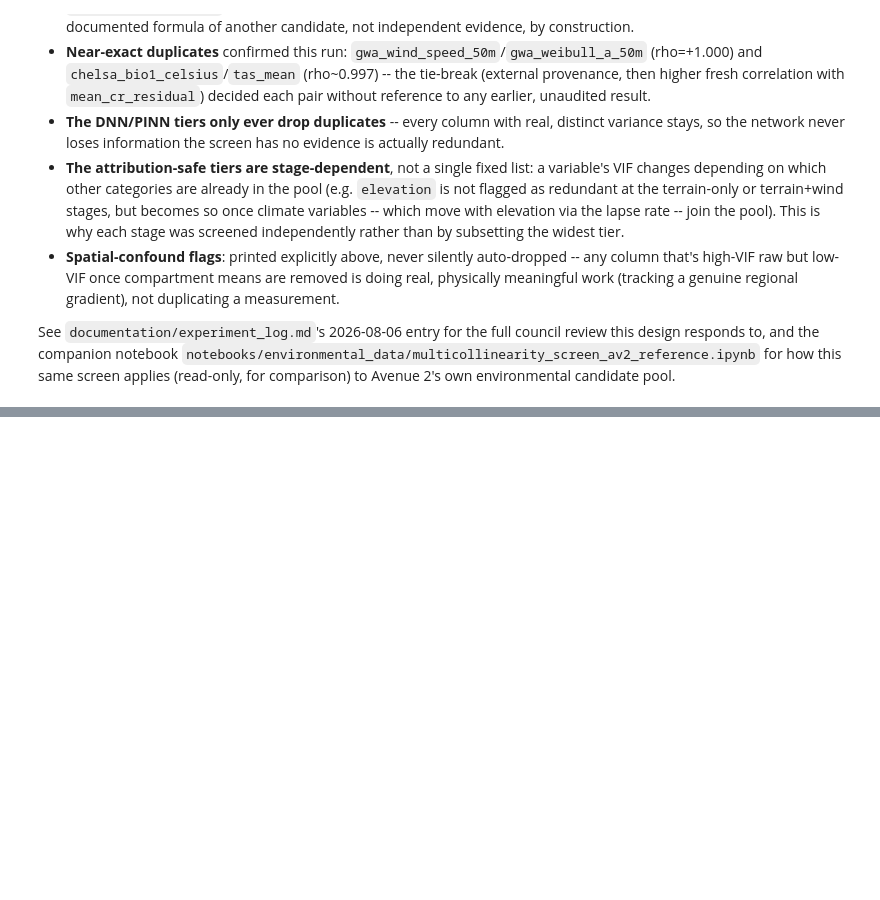
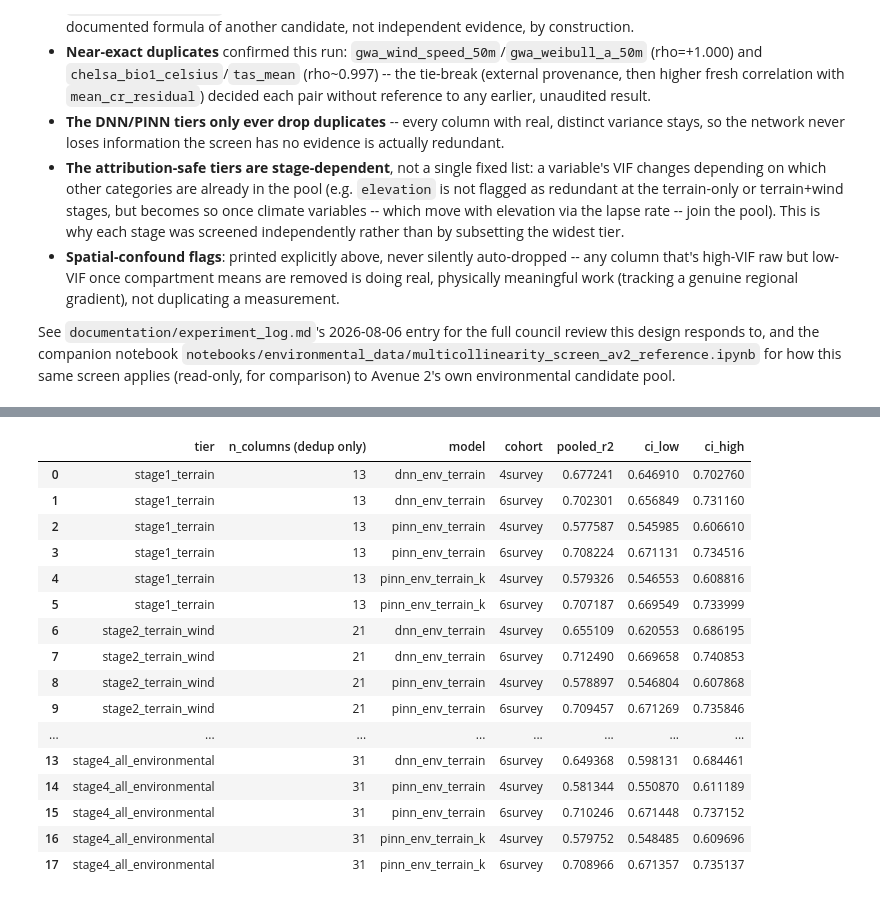
Before and after one commit to shreeyagorasia/forest_diss, a Jupyter notebook: notebooks/environmental_data/multicollinearity_screen_av1.ipynb, the cells around one changed output, grey strips where cells are left out. Cells and saved outputs as stored; diff of their text form; code cells hidden in the pictures; blank space fills up the shorter version.

```diff
--- a/notebooks/environmental_data/multicollinearity_screen_av1.ipynb
+++ b/notebooks/environmental_data/multicollinearity_screen_av1.ipynb
@@ -422,0 +434,50 @@ screen applies (read-only, for comparison) to Avenue 2's own environmental candi
+# %%
+import json
+
+E6_TIERS = ["stage1_terrain", "stage2_terrain_wind", "stage4_all_environmental"]
+E6_MODELS = ["dnn_env_terrain", "pinn_env_terrain", "pinn_env_terrain_k"]
+E6_COHORTS = ["4survey", "6survey"]
+
+e6_rows = []
+for tier in E6_TIERS:
+    for model in E6_MODELS:
+        for cohort in E6_COHORTS:
+            summary_path = (
+                project_root / "outputs" / "spatial_block_kfold"
+                / f"{tier}_{model}" / cohort / "kfold_summary.json"
+            )
+            if not summary_path.exists():
+                print(f"MISSING: {summary_path}")
+                continue
+            with open(summary_path) as f:
+                summary = json.load(f)
+            e6_rows.append({
+                "tier": tier,
+                "n_columns (dedup only)": len(DNN_PINN_TIERS[tier]),
+                "model": model,
+                "cohort": cohort,
+                "pooled_r2": summary["pooled_r2"],
+                "ci_low": summary["pooled_r2_ci_low"],
+                "ci_high": summary["pooled_r2_ci_high"],
+            })
+
+e6_results_df = pd.DataFrame(e6_rows)
+e6_results_df
+# %% [output]
+|  | tier | n_columns (dedup only) | model | cohort | pooled_r2 | ci_low | ci_high |
+| 0 | stage1_terrain | 13 | dnn_env_terrain | 4survey | 0.677241 | 0.646910 | 0.702760 |
+| 1 | stage1_terrain | 13 | dnn_env_terrain | 6survey | 0.702301 | 0.656849 | 0.731160 |
+| 2 | stage1_terrain | 13 | pinn_env_terrain | 4survey | 0.577587 | 0.545985 | 0.606610 |
+| 3 | stage1_terrain | 13 | pinn_env_terrain | 6survey | 0.708224 | 0.671131 | 0.734516 |
+| 4 | stage1_terrain | 13 | pinn_env_terrain_k | 4survey | 0.579326 | 0.546553 | 0.608816 |
+| 5 | stage1_terrain | 13 | pinn_env_terrain_k | 6survey | 0.707187 | 0.669549 | 0.733999 |
+| 6 | stage2_terrain_wind | 21 | dnn_env_terrain | 4survey | 0.655109 | 0.620553 | 0.686195 |
+| 7 | stage2_terrain_wind | 21 | dnn_env_terrain | 6survey | 0.712490 | 0.669658 | 0.740853 |
+| 8 | stage2_terrain_wind | 21 | pinn_env_terrain | 4survey | 0.578897 | 0.546804 | 0.607868 |
+| 9 | stage2_terrain_wind | 21 | pinn_env_terrain | 6survey | 0.709457 | 0.671269 | 0.735846 |
+| ... | ... | ... | ... | ... | ... | ... | ... |
+| 13 | stage4_all_environmental | 31 | dnn_env_terrain | 6survey | 0.649368 | 0.598131 | 0.684461 |
+| 14 | stage4_all_environmental | 31 | pinn_env_terrain | 4survey | 0.581344 | 0.550870 | 0.611189 |
+| 15 | stage4_all_environmental | 31 | pinn_env_terrain | 6survey | 0.710246 | 0.671448 | 0.737152 |
+| 16 | stage4_all_environmental | 31 | pinn_env_terrain_k | 4survey | 0.579752 | 0.548485 | 0.609696 |
+| 17 | stage4_all_environmental | 31 | pinn_env_terrain_k | 6survey | 0.708966 | 0.671357 | 0.735137 |
```
Also changed, not shown: parts of 5 cells of this notebook, 20 other files.
